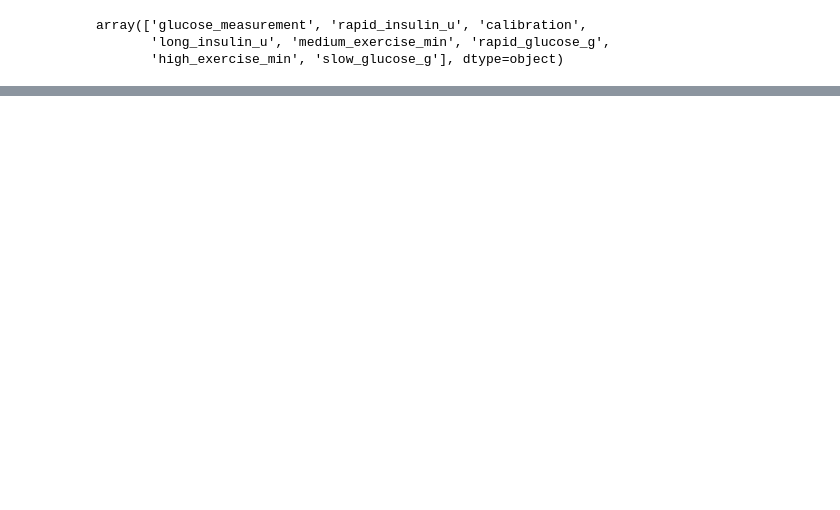
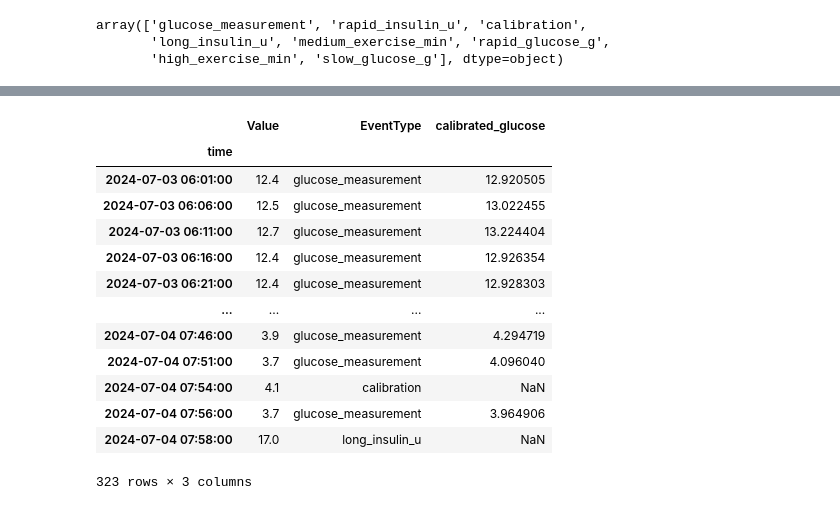
Before and after one commit to sethyvenatem/blood_sugar_fast_day, a Jupyter notebook: fast_day.ipynb, the cells around one changed output, grey strips where cells are left out. Drawn from its saved outputs; the diff is of its cells as text; code cells hidden in the pictures; blank space fills up the shorter version.

```diff
--- a/fast_day.ipynb
+++ b/fast_day.ipynb
@@ -158,0 +208,20 @@ all_data[(all_data.index < fast_end) & (all_data.index > fast_start)].copy().to_
+# %%
+data = pd.read_csv('fast_day.csv').set_index('Unnamed: 0')
+data.index = pd.to_datetime(data.index)
+data.index.name = 'time'
+data
+# %% [output]
+|  | Value | EventType | calibrated_glucose |
+| time |  |  |  |
+| 2024-07-03 06:01:00 | 12.4 | glucose_measurement | 12.920505 |
+| 2024-07-03 06:06:00 | 12.5 | glucose_measurement | 13.022455 |
+| 2024-07-03 06:11:00 | 12.7 | glucose_measurement | 13.224404 |
+| 2024-07-03 06:16:00 | 12.4 | glucose_measurement | 12.926354 |
+| 2024-07-03 06:21:00 | 12.4 | glucose_measurement | 12.928303 |
+| ... | ... | ... | ... |
+| 2024-07-04 07:46:00 | 3.9 | glucose_measurement | 4.294719 |
+| 2024-07-04 07:51:00 | 3.7 | glucose_measurement | 4.096040 |
+| 2024-07-04 07:54:00 | 4.1 | calibration | NaN |
+| 2024-07-04 07:56:00 | 3.7 | glucose_measurement | 3.964906 |
+| 2024-07-04 07:58:00 | 17.0 | long_insulin_u | NaN |
+323 rows × 3 columns
```
Also changed, not shown: parts of 8 cells of this notebook, 1 other file.
